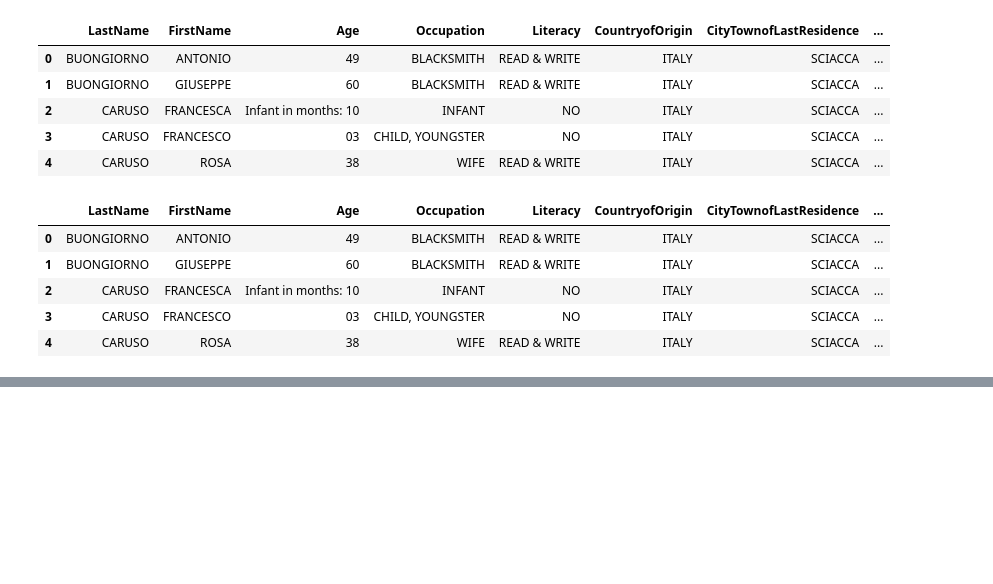
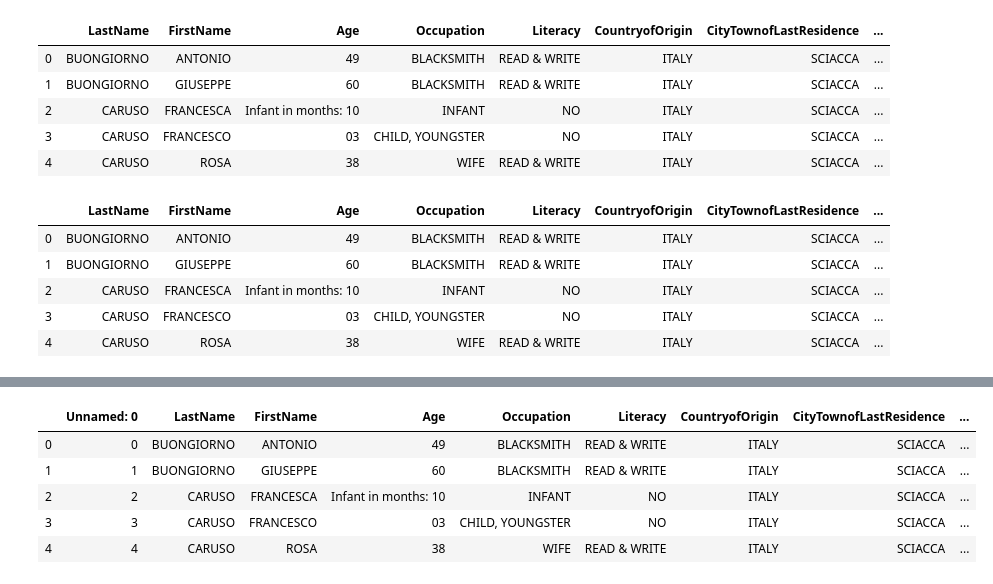
Before and after one commit to courtneysimonse/sicily-immigrants, a Jupyter notebook: project-files/Italians_data_exploration.ipynb, the cells around one changed output, grey strips where cells are left out. Cells and saved outputs as stored; diff of their text form; code cells hidden in the pictures; blank space fills up the shorter version.

```diff
--- a/project-files/Italians_data_exploration.ipynb
+++ b/project-files/Italians_data_exploration.ipynb
@@ -318,2 +302,11 @@ sicilydf = pd.read_csv(sicily_csv)
+# %%
+sicilydf.head()
+# %% [output]
+|  | Unnamed: 0 | LastName | FirstName | Age | Occupation | Literacy | CountryofOrigin | CityTownofLastResidence | ... |
+| 0 | 0 | BUONGIORNO | ANTONIO | 49 | BLACKSMITH | READ & WRITE | ITALY | SCIACCA | ... |
+| 1 | 1 | BUONGIORNO | GIUSEPPE | 60 | BLACKSMITH | READ & WRITE | ITALY | SCIACCA | ... |
+| 2 | 2 | CARUSO | FRANCESCA | Infant in months: 10 | INFANT | NO | ITALY | SCIACCA | ... |
+| 3 | 3 | CARUSO | FRANCESCO | 03 | CHILD, YOUNGSTER | NO | ITALY | SCIACCA | ... |
+| 4 | 4 | CARUSO | ROSA | 38 | WIFE | READ & WRITE | ITALY | SCIACCA | ... |
 # %%
 # add origin lat/lng information to passenger dataframe
```
Also changed, not shown: parts of 20 cells of this notebook, 2 other files.
